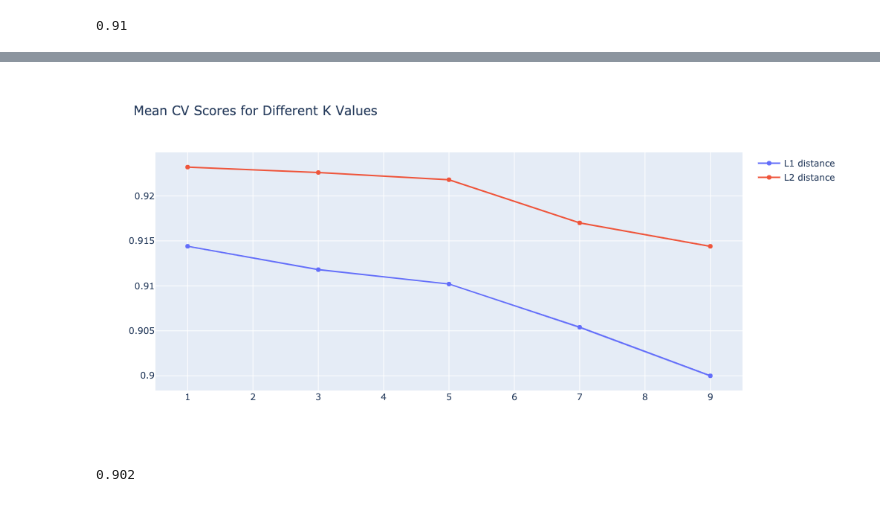
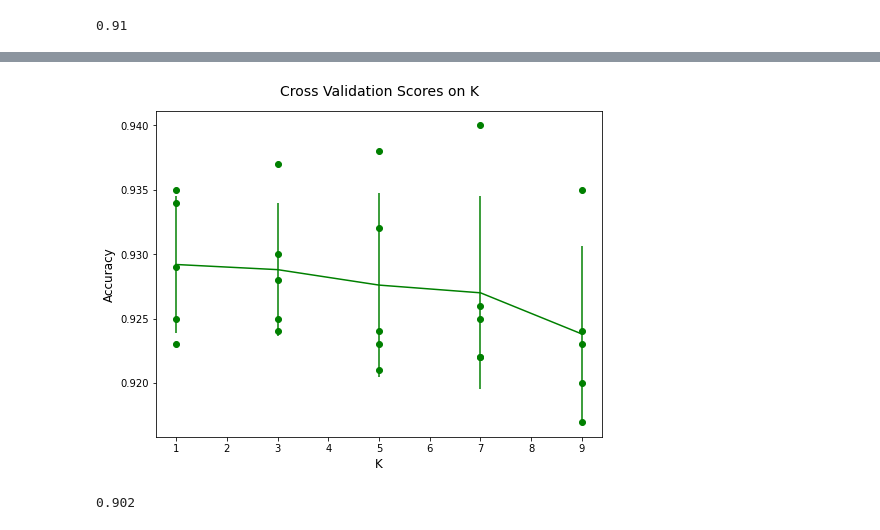
Before and after one commit to c0ld574rf15h/DL4fun, a Jupyter notebook: KNN/MNIST/KNN_MNIST.ipynb, the cells around one changed output, grey strips where cells are left out. Saved outputs shown, nothing was run; the diff lists cells and outputs as text; code cells hidden in the pictures.

```diff
--- a/KNN/MNIST/KNN_MNIST.ipynb
+++ b/KNN/MNIST/KNN_MNIST.ipynb
@@ -94,13 +96,11 @@ print((preds == test_y).mean())
 def cross_validation(params, X, y, fold=3):
     X_folds = np.array_split(X, fold)
     y_folds = np.array_split(y, fold)
-    cmb = list(itertools.product(*(params[k] for k in params)))
     scores = {}
 
-    for k, dist in cmb:
-        print('Trying k={} & dist={}'.format(k, dist))
-        scores['k={}, dist={}'.format(k, dist)] = []
-        clf = KNN(k=k, dist=dist)
+    for k in params:
+        scores['k={}'.format(k)] = []
+        clf = KNN(k=k)
         for f in range(fold):
             _train_X = np.concatenate(np.delete(X_folds, f, 0))
             _train_y = np.concatenate(np.delete(y_folds, f, 0))
@@ -109,20 +109,13 @@ def cross_validation(params, X, y, fold=3):
 
             clf.train(_train_X, _train_y)
             preds = clf.predict(_valid_X)
-            scores['k={}, dist={}'.format(k, dist)].append((preds==_valid_y).mean())
+            scores['k={}'.format(k)].append((preds==_valid_y).mean())
 
     return scores
 # %%
-params = {
-    'k': [1, 3, 5, 7, 9],
-    'dist': [1, 2]
-}
+params = [1, 3, 5, 7, 9]
+scores = cross_validation(params, train_X, train_y, fold=5)
 
-scores = cross_validation(params, train_X, train_y)
-
-L1_scores, L2_scores = [], []
+mean_scores = []
 for k, v in scores.items():
-    if 'dist=1' in k:
-        L1_scores.append(sum(v)/3)
-    else:
-        L2_scores.append(sum(v)/3)
+    mean_scores.append(sum(v)/5)
@@ -140,17 +122,20 @@ Trying k=9 & dist=2
-# %%
-import plotly.graph_objects as go
-
-fig = go.Figure()
-fig.add_trace(go.Scatter(x=[1, 3, 5, 7, 9], y=L1_scores, name='L1 distance'))
-fig.add_trace(go.Scatter(x=[1, 3, 5, 7, 9], y=L2_scores, name='L2 distance'))
-
-fig.update_layout(
-    autosize=False, width=800, height=500,
-    title_text='Mean CV Scores for Different K Values'
-)
-fig.show()
-# %% [output]
-[figure, removed]
+# %%
+std_dev = []
+
+for k, v in scores.items():
+    plt.scatter([int(k[-1])]*len(v), v, c='green')
+    std_dev.append(stdev(v))
+
+plt.errorbar([1, 3, 5, 7, 9], mean_scores, yerr=std_dev, c='green')
+
+plt.title('Cross Validation Scores on K', fontsize=14, pad=15)
+plt.xlabel('K', fontsize=12)
+plt.ylabel('Accuracy', fontsize=12)
+
+plt.gcf().set_size_inches(8, 6)
+plt.show()
+# %% [output]
+[figure, added]
 # %%
 # Testing with the best parameters
 
```
Also changed, not shown: parts of 5 cells of this notebook, 2 other files.
